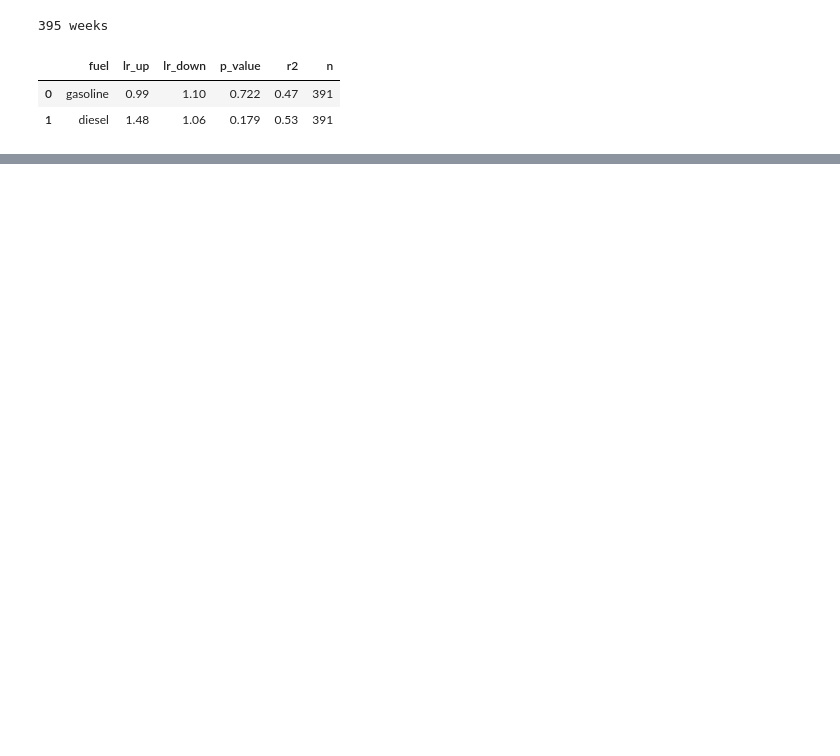
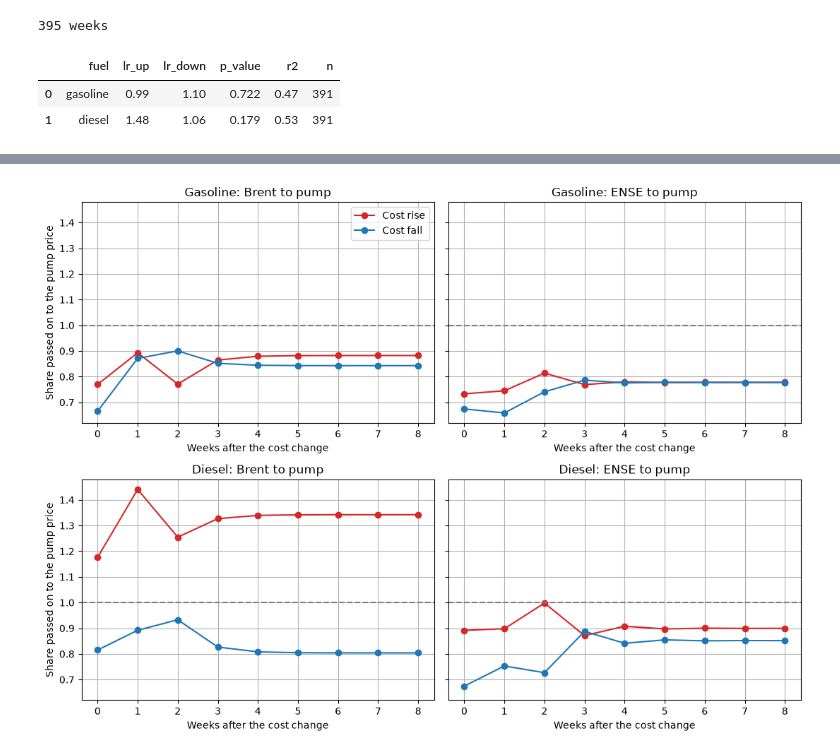
Before and after one commit to josepaulonunes/fuel-prices-portugal, a Jupyter notebook: notebooks/06_extensions.ipynb, the cells around one changed output, grey strips where cells are left out. Cells and saved outputs as stored; diff of their text form; code cells hidden in the pictures; blank space fills up the shorter version.

Commit message:
Add cumulative pass-through response chart

```diff
--- a/notebooks/06_extensions.ipynb
+++ b/notebooks/06_extensions.ipynb
@@ -66,0 +186,29 @@ results
+# %%
+# Plot the cumulative responses for both fuels, against Brent and against the ENSE reference price
+plot_stages = [("Brent to pump", "brent_eur_litre", "without_tax"), ("ENSE to pump", "ref", "with_tax")]
+fig, axes = plt.subplots(2, 2, figsize=(11, 8), sharey=True)
+
+for row, fuel_name in enumerate(["gasoline", "diesel"]):
+    for col, (stage_name, cost, price) in enumerate(plot_stages):
+        # Choose the right columns for this fuel and stage
+        cost_col = cost if cost == "brent_eur_litre" else f"{fuel_name}_{cost}"
+        paths = cumulative_response(cost_col, f"{fuel_name}_{price}")
+
+        # Red line for cost rises, blue line for cost falls, dashed line at full pass-through
+        ax = axes[row, col]
+        ax.plot(paths["up"], color="tab:red", marker="o", label="Cost rise")
+        ax.plot(paths["down"], color="tab:blue", marker="o", label="Cost fall")
+        ax.axhline(1, color="grey", linestyle="--")
+        ax.set_title(f"{fuel_name.capitalize()}: {stage_name}")
+        ax.set_xlabel("Weeks after the cost change")
+        ax.grid(True)
+
+# Labels, legend, save and show
+axes[0, 0].set_ylabel("Share passed on to the pump price")
+axes[1, 0].set_ylabel("Share passed on to the pump price")
+axes[0, 0].legend()
+plt.tight_layout()
+plt.savefig("../figures/cumulative_response.png")
+plt.show()
+# %% [output]
+[figure, added]
```
Also changed, not shown: parts of 3 cells of this notebook, 2 other files.
